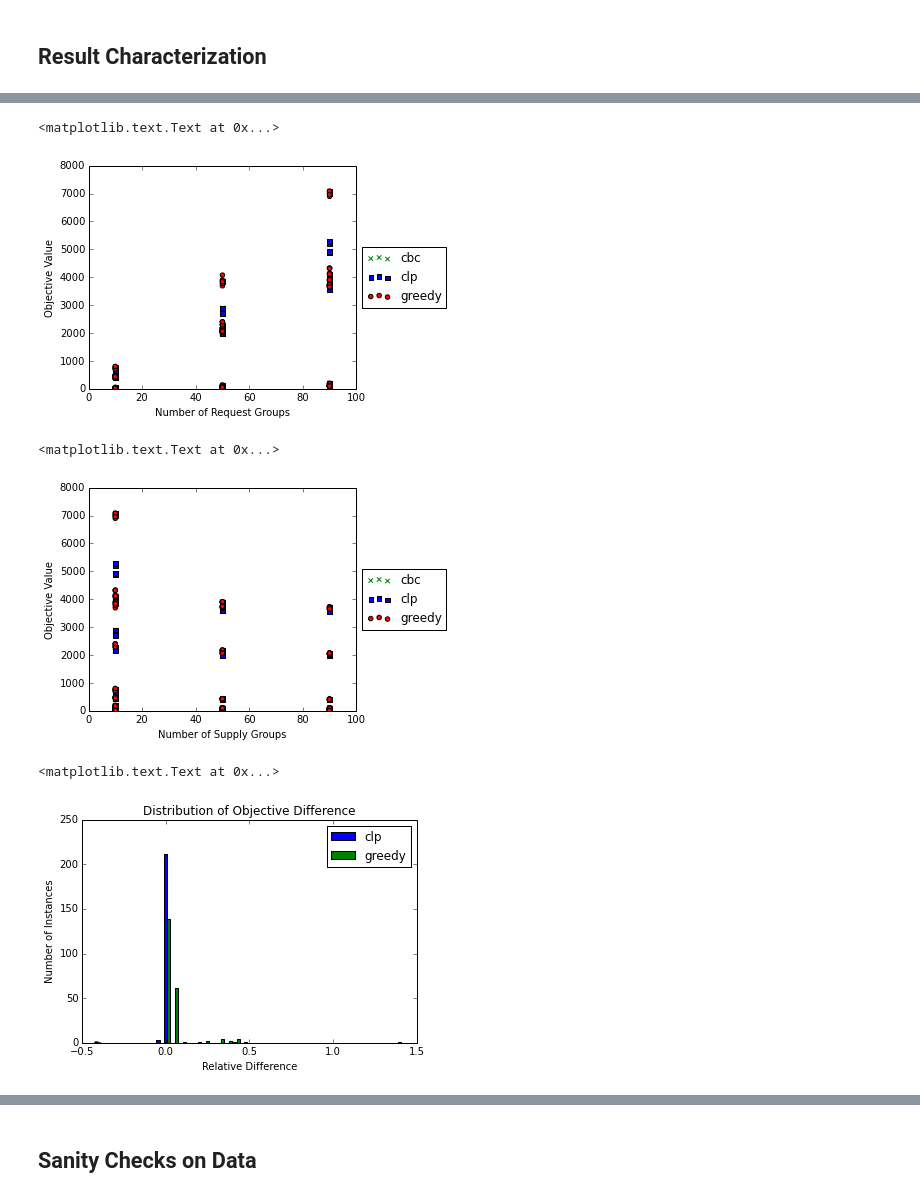
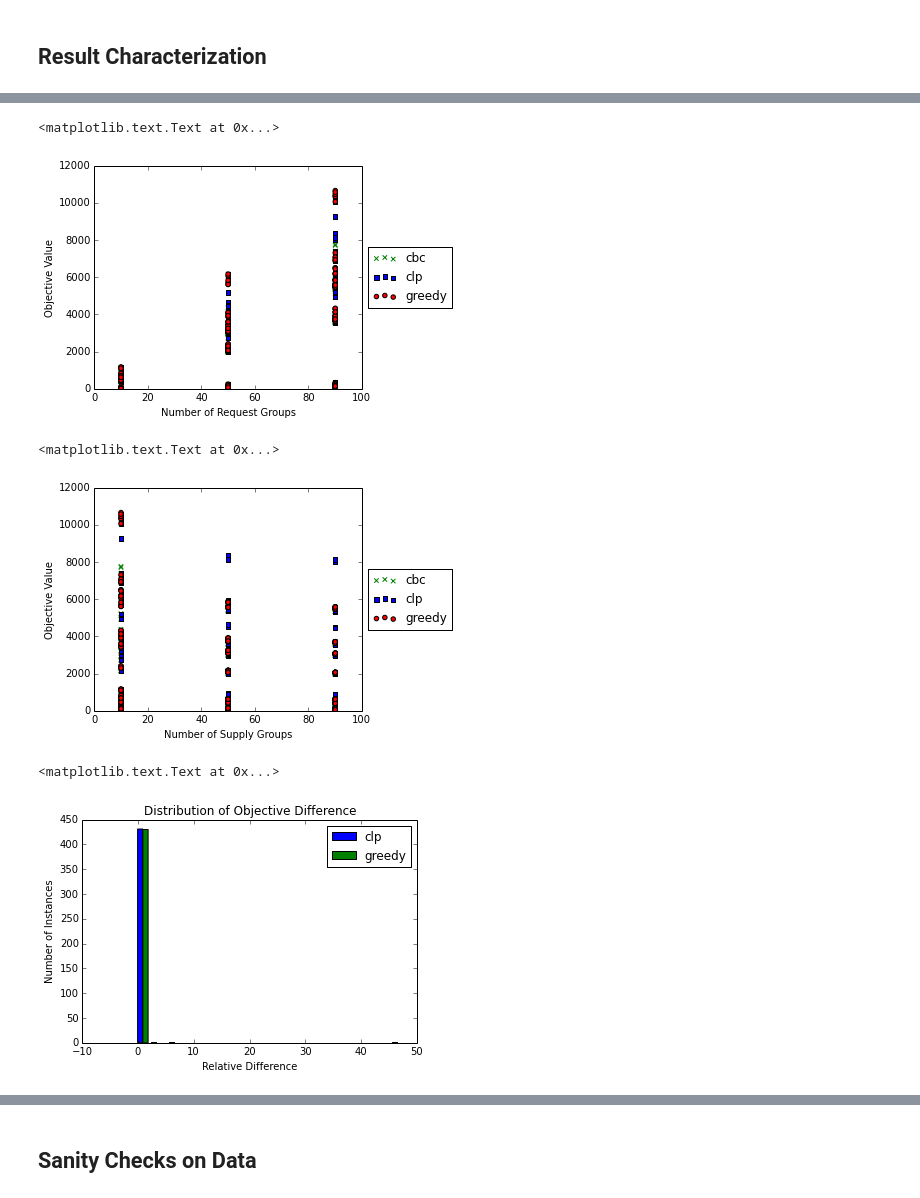
Before and after one commit to gidden/cyclopts, a Jupyter notebook: nbs/Cyclopts Run Analysis.ipynb, the cells around one changed output, grey strips where cells are left out. Saved outputs shown, nothing was run; the diff lists cells and outputs as text; code cells hidden in the pictures.

```diff
--- a/nbs/Cyclopts Run Analysis.ipynb
+++ b/nbs/Cyclopts Run Analysis.ipynb
@@ -19,7 +19,7 @@ import os
 The autoreload extension is already loaded. To reload it, use:
   %reload_ext autoreload
 # %%
-prefix = '../../exec/run_results/261'
+prefix = '../../exec/run_results/non_unity_261'
 fname = 'combined.h5'
 f = t.open_file(os.path.join(prefix, fname), mode='r')
 
@@ -246,7 +246,7 @@ plt.xlabel('Number of {0}s'.format(xname))
 plt.ylabel('Objective Value')
 # %% [output]
 <matplotlib.text.Text at 0x...>
-[figure, old version]
+[figure, new version]
 # %%
 xname = 'Supply Group'
 xhandle = 'n_v_grps'
@@ -255,7 +255,7 @@ plt.xlabel('Number of {0}s'.format(xname))
 plt.ylabel('Objective Value')
 # %% [output]
 <matplotlib.text.Text at 0x...>
-[figure, old version]
+[figure, new version]
 # %%
 rel_diff = lambda x, y: (x - y) / y
 diff = lambda x, y: (x - y)
@@ -270,17 +270,17 @@ def solver_diff(vals, base, baseline, f=rel_diff):
 # %%
 vals = objectives
 base = 'cbc'
 baseline = {x[0]: x[1] for x in vals[base]}
 d = solver_diff(vals, base, baseline, f=rel_diff)
 
-n, bins, patches = plt.hist(d.values(), 40, label=d.keys())
+n, bins, patches = plt.hist(d.values(), 20, label=d.keys())
 plt.legend()
 plt.xlabel('Relative Difference'.format(name))
 plt.ylabel('Number of Instances')
 plt.title(r'Distribution of Objective Difference')
 # %% [output]
 <matplotlib.text.Text at 0x...>
-[figure, old version]
+[figure, new version]
 # %%
 vals = times
 base = 'cbc'
```
Also changed, not shown: parts of 20 cells of this notebook.
